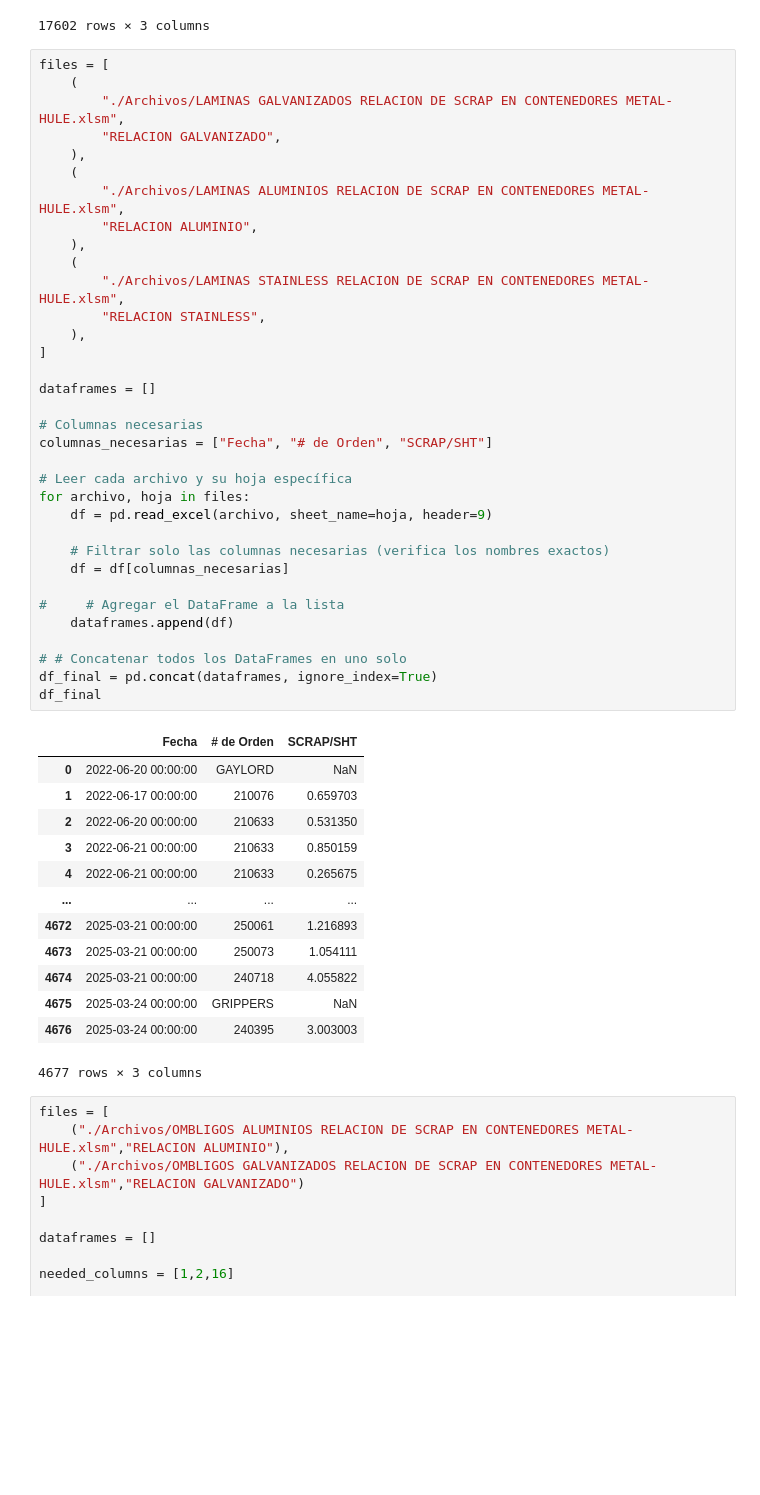
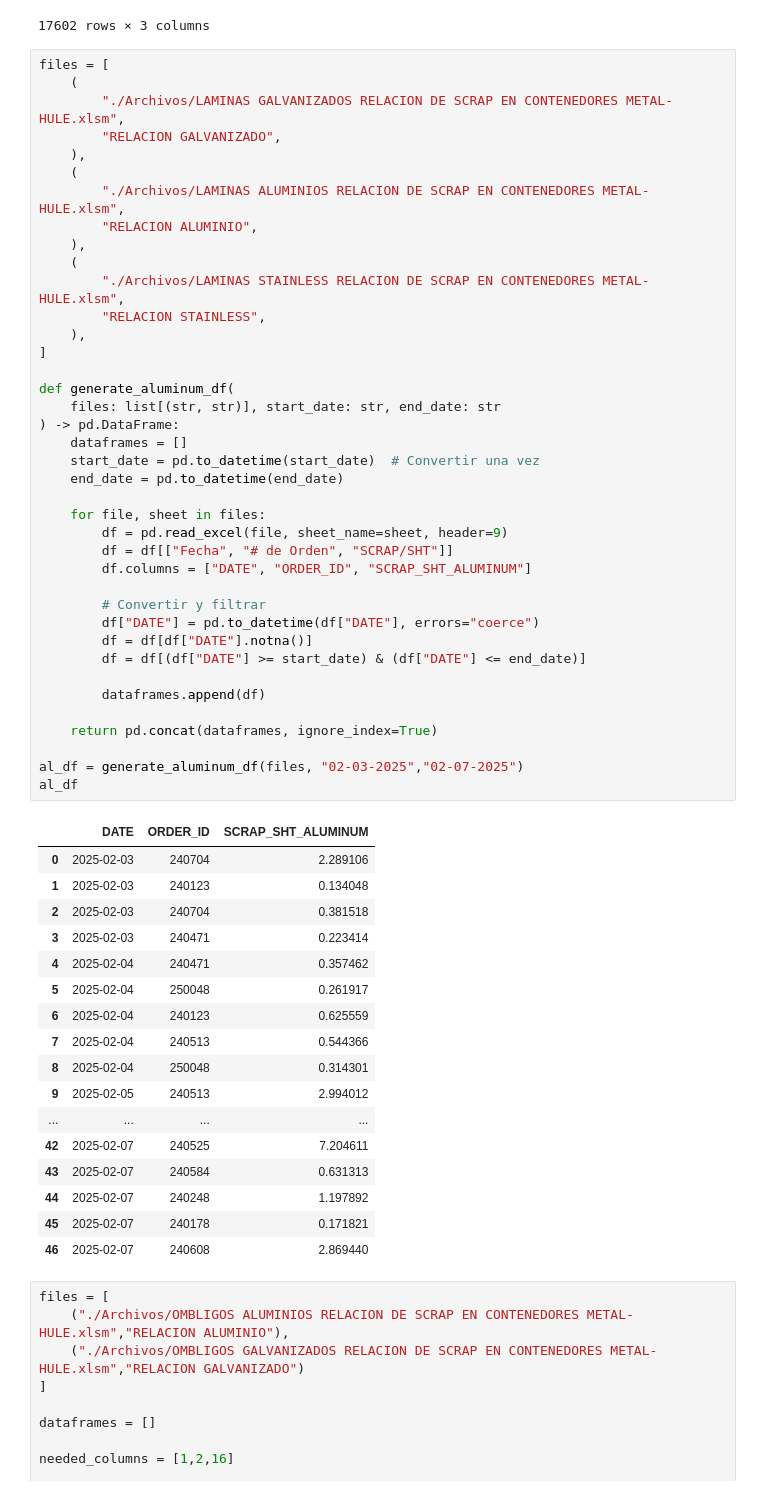
Before and after one commit to Osminalx/pd-report-generator, a Jupyter notebook: tests.ipynb, the cells around one changed output. Cells and saved outputs as stored; diff of their text form; blank space fills up the shorter version.

```diff
--- a/tests.ipynb
+++ b/tests.ipynb
@@ -93,51 +93,60 @@ vulcan_df
 # %%
 files = [
     (
         "./Archivos/LAMINAS GALVANIZADOS RELACION DE SCRAP EN CONTENEDORES METAL-HULE.xlsm",
         "RELACION GALVANIZADO",
     ),
     (
         "./Archivos/LAMINAS ALUMINIOS RELACION DE SCRAP EN CONTENEDORES METAL-HULE.xlsm",
         "RELACION ALUMINIO",
     ),
     (
         "./Archivos/LAMINAS STAINLESS RELACION DE SCRAP EN CONTENEDORES METAL-HULE.xlsm",
         "RELACION STAINLESS",
     ),
 ]
 
-dataframes = []
+def generate_aluminum_df(
+    files: list[(str, str)], start_date: str, end_date: str
+) -> pd.DataFrame:
+    dataframes = []
+    start_date = pd.to_datetime(start_date)  # Convertir una vez
+    end_date = pd.to_datetime(end_date)
 
-# Columnas necesarias
-columnas_necesarias = ["Fecha", "# de Orden", "SCRAP/SHT"]
+    for file, sheet in files:
+        df = pd.read_excel(file, sheet_name=sheet, header=9)
+        df = df[["Fecha", "# de Orden", "SCRAP/SHT"]]
+        df.columns = ["DATE", "ORDER_ID", "SCRAP_SHT_ALUMINUM"]
 
-# Leer cada archivo y su hoja específica
-for archivo, hoja in files:
-    df = pd.read_excel(archivo, sheet_name=hoja, header=9)
+        # Convertir y filtrar
+        df["DATE"] = pd.to_datetime(df["DATE"], errors="coerce")
+        df = df[df["DATE"].notna()]
+        df = df[(df["DATE"] >= start_date) & (df["DATE"] <= end_date)]
 
-    # Filtrar solo las columnas necesarias (verifica los nombres exactos)
-    df = df[columnas_necesarias]
+        dataframes.append(df)
 
-#     # Agregar el DataFrame a la lista
-    dataframes.append(df)
+    return pd.concat(dataframes, ignore_index=True)
 
-# # Concatenar todos los DataFrames en uno solo
-df_final = pd.concat(dataframes, ignore_index=True)
-df_final
+al_df = generate_aluminum_df(files, "02-03-2025","02-07-2025")
+al_df
 # %% [output]
-|  | Fecha | # de Orden | SCRAP/SHT |
-| 0 | 2022-06-20 00:00:00 | GAYLORD | NaN |
-| 1 | 2022-06-17 00:00:00 | 210076 | 0.659703 |
-| 2 | 2022-06-20 00:00:00 | 210633 | 0.531350 |
-| 3 | 2022-06-21 00:00:00 | 210633 | 0.850159 |
-| 4 | 2022-06-21 00:00:00 | 210633 | 0.265675 |
+|  | DATE | ORDER_ID | SCRAP_SHT_ALUMINUM |
+| 0 | 2025-02-03 | 240704 | 2.289106 |
+| 1 | 2025-02-03 | 240123 | 0.134048 |
+| 2 | 2025-02-03 | 240704 | 0.381518 |
+| 3 | 2025-02-03 | 240471 | 0.223414 |
+| 4 | 2025-02-04 | 240471 | 0.357462 |
+| 5 | 2025-02-04 | 250048 | 0.261917 |
+| 6 | 2025-02-04 | 240123 | 0.625559 |
+| 7 | 2025-02-04 | 240513 | 0.544366 |
+| 8 | 2025-02-04 | 250048 | 0.314301 |
+| 9 | 2025-02-05 | 240513 | 2.994012 |
 | ... | ... | ... | ... |
-| 4672 | 2025-03-21 00:00:00 | 250061 | 1.216893 |
-| 4673 | 2025-03-21 00:00:00 | 250073 | 1.054111 |
-| 4674 | 2025-03-21 00:00:00 | 240718 | 4.055822 |
-| 4675 | 2025-03-24 00:00:00 | GRIPPERS | NaN |
-| 4676 | 2025-03-24 00:00:00 | 240395 | 3.003003 |
+| 42 | 2025-02-07 | 240525 | 7.204611 |
+| 43 | 2025-02-07 | 240584 | 0.631313 |
+| 44 | 2025-02-07 | 240248 | 1.197892 |
+| 45 | 2025-02-07 | 240178 | 0.171821 |
+| 46 | 2025-02-07 | 240608 | 2.869440 |
-4677 rows × 3 columns
 # %%
 files = [
     ("./Archivos/OMBLIGOS ALUMINIOS RELACION DE SCRAP EN CONTENEDORES METAL-HULE.xlsm","RELACION ALUMINIO"),
```
Also changed, not shown: 3 other files.
